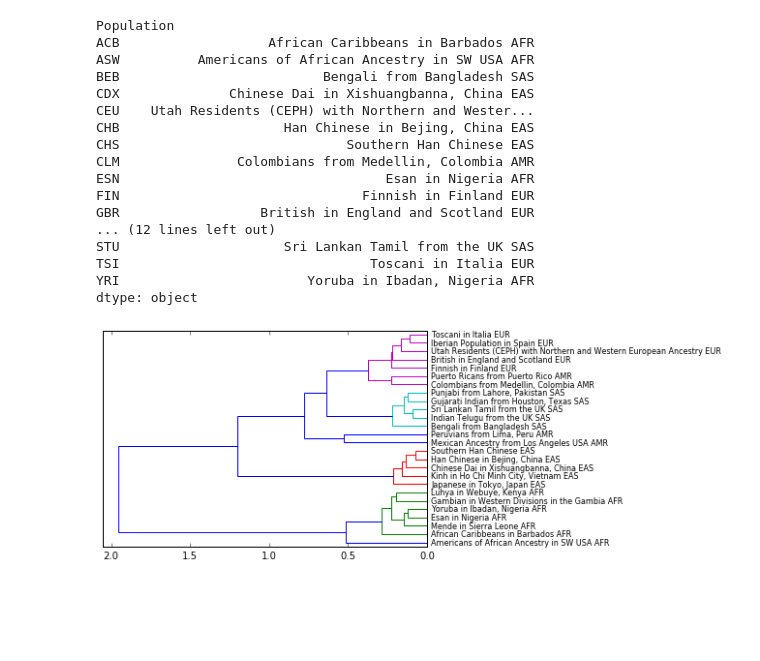
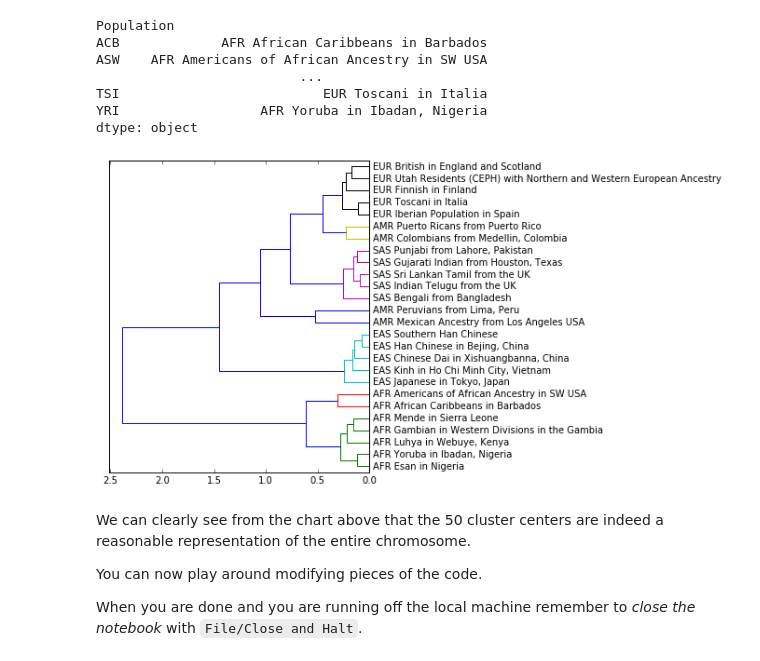
Before and after one commit to piotrszul/spark-tutorial, a Jupyter notebook: notebooks/5.2_BigData_Genomics_Visualise.ipynb, the cells around one changed output. Drawn from its saved outputs; the diff is of its cells as text; code cells hidden in the pictures; blank space fills up the shorter version.

Commit message:
Added 5.2_BigData_Genomics_Visualise

```diff
--- a/notebooks/5.2_BigData_Genomics_Visualise.ipynb
+++ b/notebooks/5.2_BigData_Genomics_Visualise.ipynb
@@ -58,0 +44,5 @@ cl = scipy.cluster.hierarchy.linkage(dist_vectror, method='average')
+# %%
+# compute the average representation per population
+
+populationRepresentationPD = representationPD.join(pedPD).groupby('Population').mean()[representationPD.columns]
+populationRepresentationPD
@@ -59,6 +58,7 @@ cl = scipy.cluster.hierarchy.linkage(dist_vectror, method='average')
 # %%
-pop_desc = pd.read_csv('data/1000_gen_populations.txt', sep='\t', index_col=0)
-pop_desc
+# load population descriptions
+populationDescPD = pd.read_csv('data/1000_gen_populations.txt', sep='\t', index_col=0)
+populationDescPD
 # %% [output]
 |  | Population Description | Super Population Code | Sequence Data Available | Alignment Data Available | ... |
 | Population Code |  |  |  |  | ... |
@@ -81,30 +71,42 @@ pop_desc
 # %%
+# create labels for the dendrogram `SuperPopulationCode` + `Population Description`
 
-
-labels = pop_desc.loc[pops.index][['Population Description', 'Super Population Code']].apply(" ".join, axis=1)
-labels
+populationLabels = populationDescPD \
+    .loc[populationRepresentationPD.index][['Super Population Code', 'Population Description']].apply(" ".join, axis=1)
+populationLabels
 # %% [output]
 Population
-ACB                   African Caribbeans in Barbados AFR
-ASW          Americans of African Ancestry in SW USA AFR
-BEB                          Bengali from Bangladesh SAS
-CDX              Chinese Dai in Xishuangbanna, China EAS
-CEU    Utah Residents (CEPH) with Northern and Wester...
-CHB                     Han Chinese in Bejing, China EAS
-CHS                             Southern Han Chinese EAS
-CLM               Colombians from Medellin, Colombia AMR
-ESN                                  Esan in Nigeria AFR
-FIN                               Finnish in Finland EUR
-GBR                  British in England and Scotland EUR
-... (12 lines left out)
-STU                     Sri Lankan Tamil from the UK SAS
-TSI                                Toscani in Italia EUR
-YRI                        Yoruba in Ibadan, Nigeria AFR
+ACB             AFR African Caribbeans in Barbados
+ASW    AFR Americans of African Ancestry in SW USA
+                          ...
+TSI                          EUR Toscani in Italia
+YRI                  AFR Yoruba in Ibadan, Nigeria
 dtype: object
+# %%
+# compute pair-wise distances between population representations
+# and run hierarchical clustering
+
+from scipy.spatial.distance import pdist
+import scipy.cluster
+
+pairWisePopulationDistances = pdist(populationRepresentationPD)
+populationLinkage = scipy.cluster.hierarchy.linkage(pairWisePopulationDistances, method='complete')
 # %%
+# display the dendrogram
+
 import matplotlib.pyplot as plt
-scipy.cluster.hierarchy.dendrogram(cl, orientation = 'left',
-                                   color_threshold = 0.4, labels = labels, leaf_font_size = 8)
+plt.rcParams["figure.figsize"] = (5,6)
+plt.close()
+scipy.cluster.hierarchy.dendrogram(populationLinkage, orientation = 'left',
+                                   color_threshold = 0.4, labels = populationLabels,
+                                   leaf_font_size = 10)
 plt.show()
+display()
 # %% [output]
-[figure, old version]
+[figure, new version]
+# %% [markdown]
+We can clearly see from the chart above that the 50 cluster centers are indeed a reasonable representation of the entire chromosome.
+
+You can now play around modifying pieces of the code.
+
+When you are done and you are running off the local machine remember to *close the notebook* with `File/Close and Halt`.
```
Also changed, not shown: parts of 11 cells of this notebook, 1 other file.
